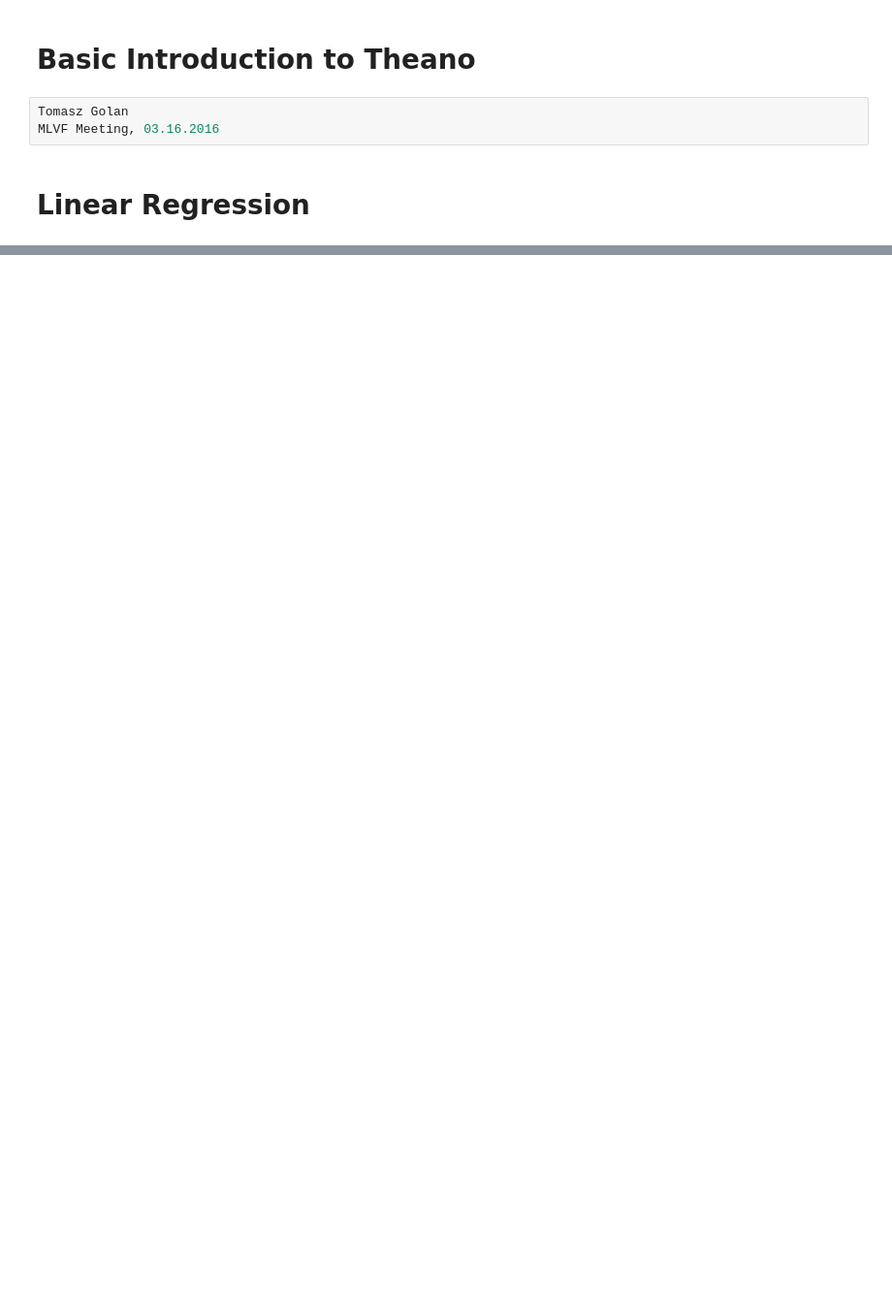
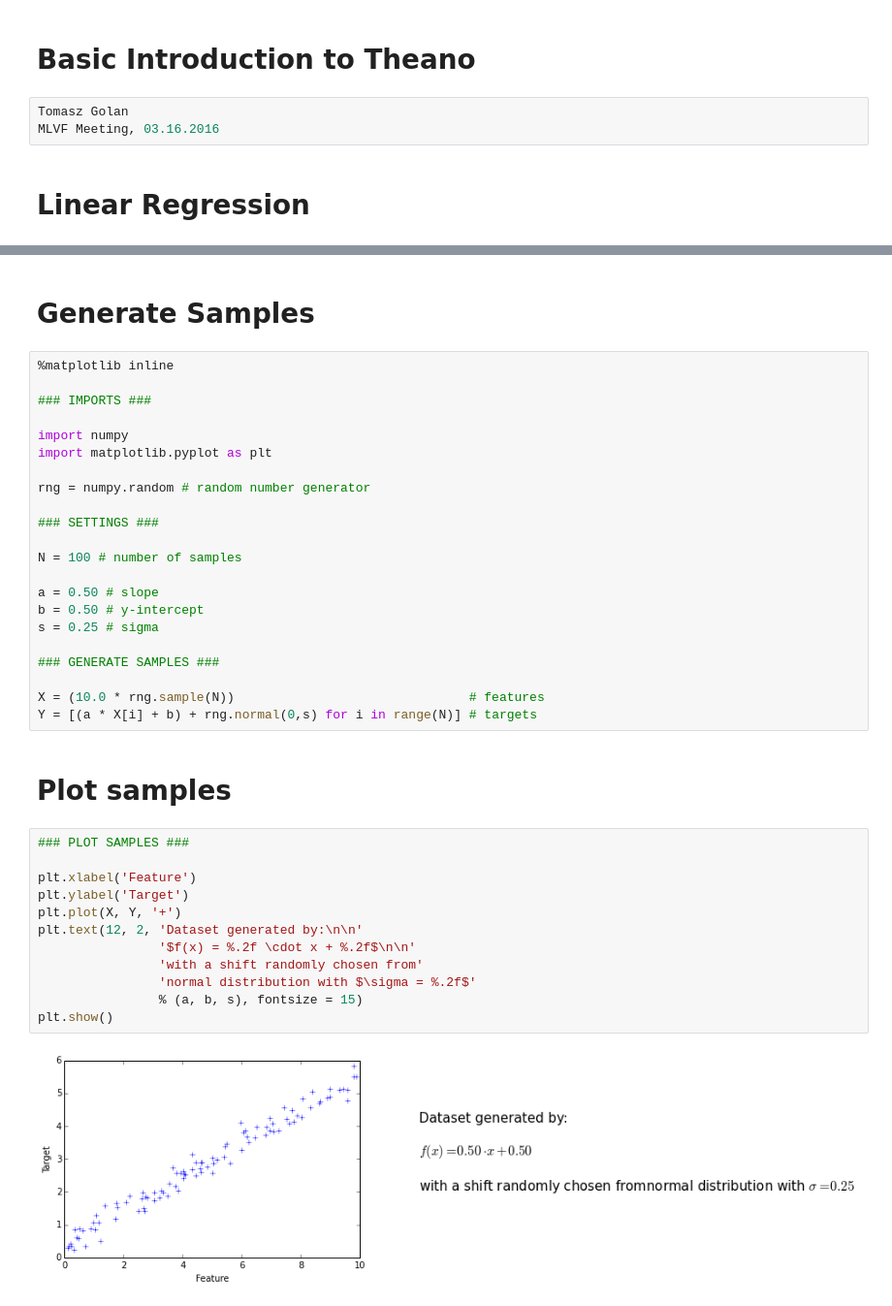
Before and after one commit to TomaszGolan/mlScratchpad, a Jupyter notebook: mlScratchpad_presentation.ipynb, the cells around one changed output, grey strips where cells are left out. Shown at 97% size. Drawn from its saved outputs; the diff is of its cells as text; blank space fills up the shorter version.

```diff
--- a/mlScratchpad_presentation.ipynb
+++ b/mlScratchpad_presentation.ipynb
@@ -53,0 +49,40 @@ display(HTML(s))
+# %% [markdown]
+# Generate Samples
+# %%
+%matplotlib inline
+
+### IMPORTS ###
+
+import numpy
+import matplotlib.pyplot as plt
+
+rng = numpy.random # random number generator
+
+### SETTINGS ###
+
+N = 100 # number of samples
+
+a = 0.50 # slope
+b = 0.50 # y-intercept
+s = 0.25 # sigma
+
+### GENERATE SAMPLES ###
+
+X = (10.0 * rng.sample(N))                               # features
+Y = [(a * X[i] + b) + rng.normal(0,s) for i in range(N)] # targets
+# %% [markdown]
+# Plot samples
+# %%
+### PLOT SAMPLES ###
+
+plt.xlabel('Feature')
+plt.ylabel('Target')
+plt.plot(X, Y, '+')
+plt.text(12, 2, 'Dataset generated by:\n\n'
+                '$f(x) = %.2f \cdot x + %.2f$\n\n'
+                'with a shift randomly chosen from'
+                'normal distribution with $\sigma = %.2f$'
+                % (a, b, s), fontsize = 15)
+plt.show()
+# %% [output]
+[figure, added]
```
Also changed, not shown: parts of 46 cells of this notebook, 1 other file.
